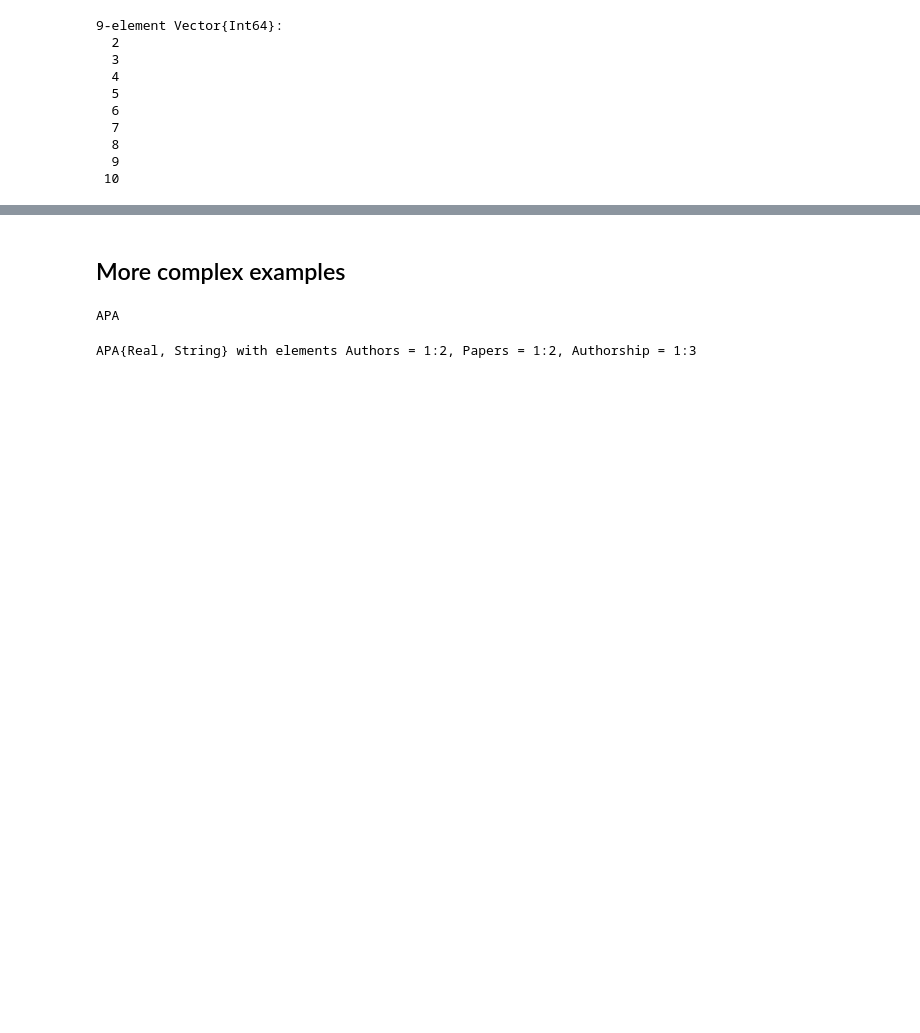
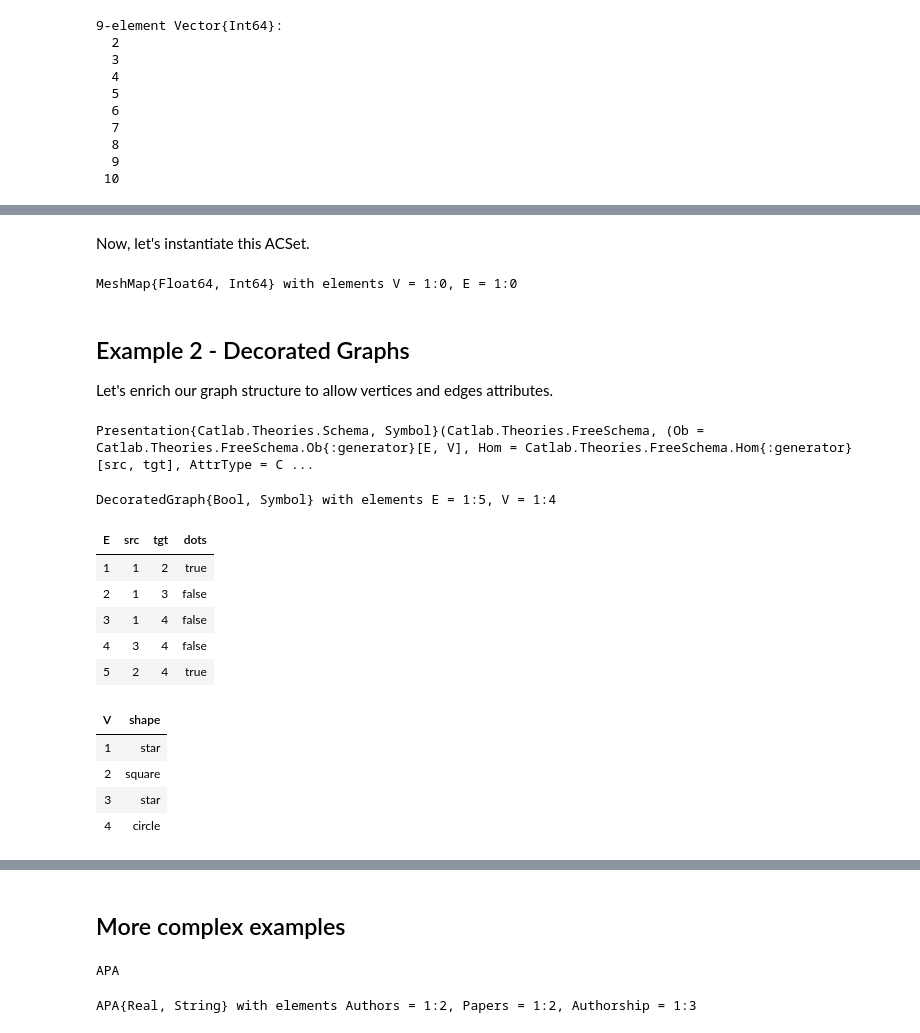
Before and after one commit to davibarreira/Mathematical-Short-Notes, a Jupyter notebook: Fields/Category-Theory/notebooks/ACSets.ipynb, the cells around one changed output, grey strips where cells are left out. Cells and saved outputs as stored; diff of their text form; code cells hidden in the pictures; blank space fills up the shorter version.

Commit message:
:zap: Notebook Catlab.

```diff
--- a/Fields/Category-Theory/notebooks/ACSets.ipynb
+++ b/Fields/Category-Theory/notebooks/ACSets.ipynb
@@ -137,0 +153,21 @@ ac.homs.tgt
+# %% [markdown]
+Now, let's instantiate this ACSet.
+# %%
+path = MeshMap{Float64, Int}()
+# %% [output]
+MeshMap{Float64, Int64} with elements V = 1:0, E = 1:0
+# %% [markdown]
+## Example 2 - Decorated Graphs
+
+Let's enrich our graph structure to allow vertices and edges attributes.
+# %%
+using Catlab.CategoricalAlgebra
+@present TheoryDecoratedGraph(FreeSchema) begin
+    (E,V)::Ob
+    (src,tgt)::Hom(E,V)
+    (DotType,Shape)::AttrType
+    dots::Attr(E,DotType)
+    shape::Attr(V,Shape)
+end
+# %% [output]
+Presentation{Catlab.Theories.Schema, Symbol}(Catlab.Theories.FreeSchema, (Ob = Catlab.Theories.FreeSchema.Ob{:generator}[E, V], Hom = Catlab.Theories.FreeSchema.Hom{:generator}[src, tgt], AttrType = C ...
@@ -137,0 +176,22 @@ ac.homs.tgt
+# %%
+F = @acset DecoratedGraph{Bool, Symbol} begin
+    E = 5
+    V = 4
+    src   = [1,1,1,3,2]
+    tgt   = [2,3,4,4,4]
+    dots  = [true,false,false,false,true]
+    shape = [:star,:square,:star,:circle]
+end
+# %% [output]
+DecoratedGraph{Bool, Symbol} with elements E = 1:5, V = 1:4
+| E | src | tgt | dots |
+| 1 | 1 | 2 | true |
+| 2 | 1 | 3 | false |
+| 3 | 1 | 4 | false |
+| 4 | 3 | 4 | false |
+| 5 | 2 | 4 | true |
+| V | shape |
+| 1 | star |
+| 2 | square |
+| 3 | star |
+| 4 | circle |
```
Also changed, not shown: parts of 24 cells of this notebook, 2 other files.
